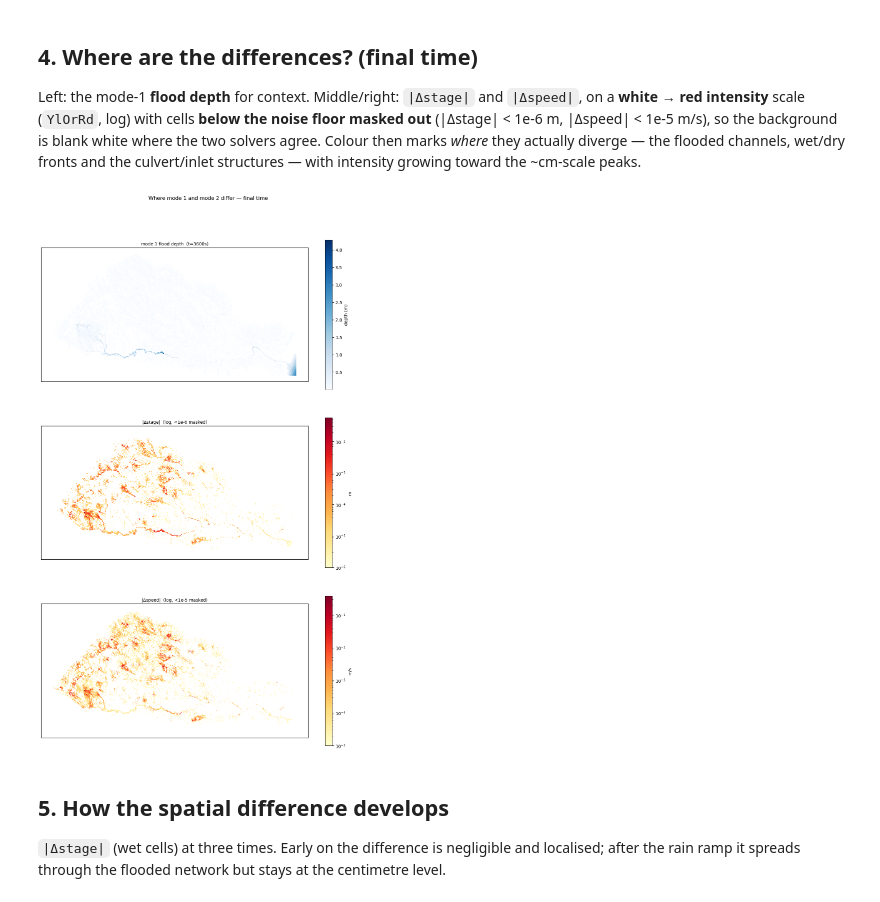
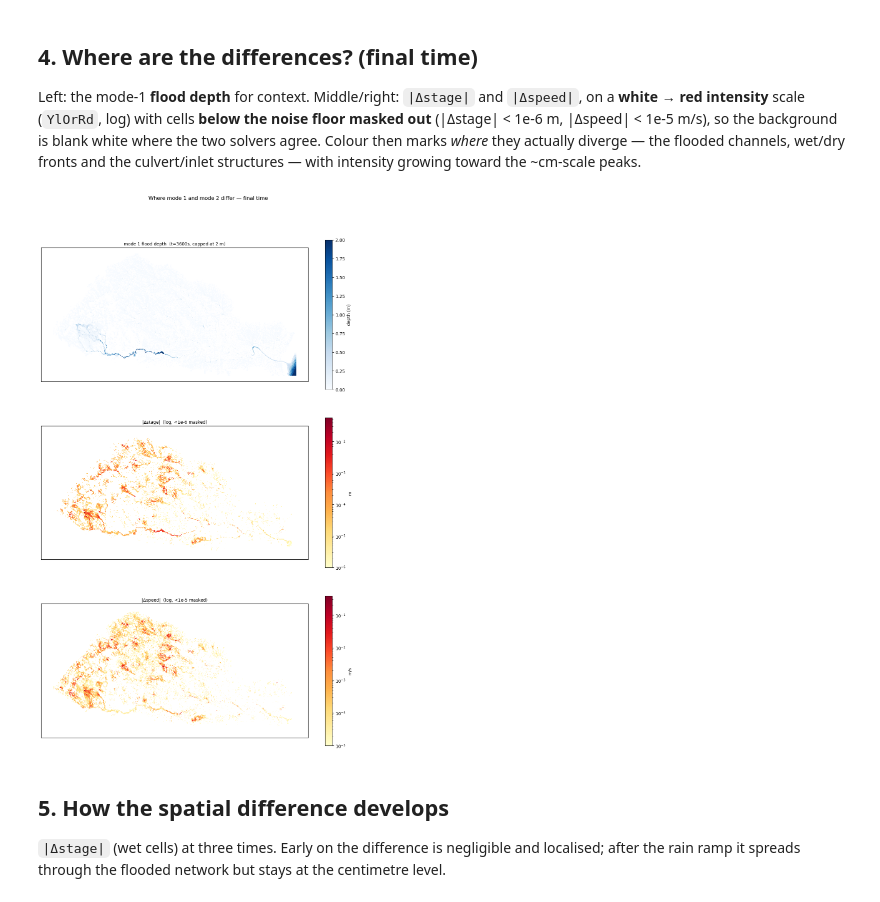
Before and after one commit to stoiver/anuga_core, a Jupyter notebook: validation_tests/case_studies/towradgi/compare_mode1_mode2.ipynb, the cells around one changed output. Drawn from its saved outputs; the diff is of its cells as text; code cells hidden in the pictures.

```diff
--- a/validation_tests/case_studies/towradgi/compare_mode1_mode2.ipynb
+++ b/validation_tests/case_studies/towradgi/compare_mode1_mode2.ipynb
@@ -129,35 +129,36 @@ def diff_map(ax, values, title, cmap, label, norm=None, mask=None):
     v = np.array(values, dtype=float)
     if mask is not None:
         v = np.where(mask, v, np.nan)
     ax.set_facecolor('white')
     kw = dict(norm=norm) if norm is not None else {}
     tpc = ax.tripcolor(m1.triang, facecolors=v, cmap=cmap, shading='flat', **kw)
     ax.set_aspect('equal'); ax.set_xticks([]); ax.set_yticks([])
     ax.set_title(title, fontsize=10)
     plt.colorbar(tpc, ax=ax, shrink=0.8, label=label)
 
 def diff_only(plotter1, plotter2, key, t_idx, floor):
     """|q1 - q2| at t_idx, shown only where wet AND above the noise floor (else NaN)."""
     d = np.abs(getattr(plotter1, key)[t_idx] - getattr(plotter2, key)[t_idx])
     keep = wet_mask(plotter1, t_idx) & (d >= floor)
     return np.where(keep, d, np.nan), d[keep].max() if keep.any() else floor
 
 i = -1
 STAGE_FLOOR, SPEED_FLOOR = 1e-6, 1e-5
 dstage, smax = diff_only(m1, m2, 'stage', i, STAGE_FLOOR)
 dspeed, vmax = diff_only(m1, m2, 'speed', i, SPEED_FLOOR)
 
 fig, ax = plt.subplots(3, 1, figsize=(11, 18)); fig.set_facecolor('white')
 diff_map(ax[0], np.where(wet_mask(m1, i), m1.depth[i], np.nan),
-         f'mode 1 flood depth  (t={m1.time[i]:.0f}s)', _white_cmap('Blues'), 'depth (m)')
+         f'mode 1 flood depth  (t={m1.time[i]:.0f}s, capped at 2 m)', _white_cmap('Blues'),
+         'depth (m)', norm=mpl.colors.Normalize(vmin=0, vmax=2, clip=True))
 diff_map(ax[1], dstage, '|Δstage|  (log, <1e-6 masked)', _white_cmap('YlOrRd'), 'm',
          norm=LogNorm(vmin=STAGE_FLOOR, vmax=smax, clip=True))
 diff_map(ax[2], dspeed, '|Δspeed|  (log, <1e-5 masked)', _white_cmap('YlOrRd'), 'm/s',
          norm=LogNorm(vmin=SPEED_FLOOR, vmax=vmax, clip=True))
 fig.suptitle('Where mode 1 and mode 2 differ — final time', y=1.02)
 fig.tight_layout()
 # %% [output]
-[figure, old version]
+[figure, new version]
 # %% [markdown]
 ## 5. How the spatial difference develops
 
```
Also changed, not shown: parts of 1 cell of this notebook.
